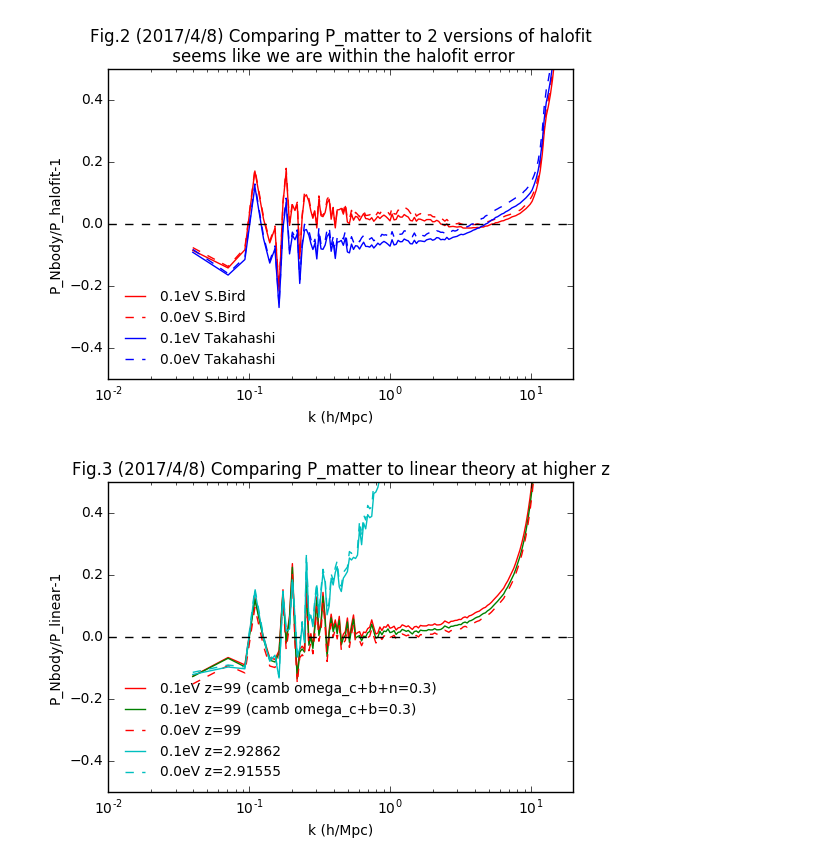
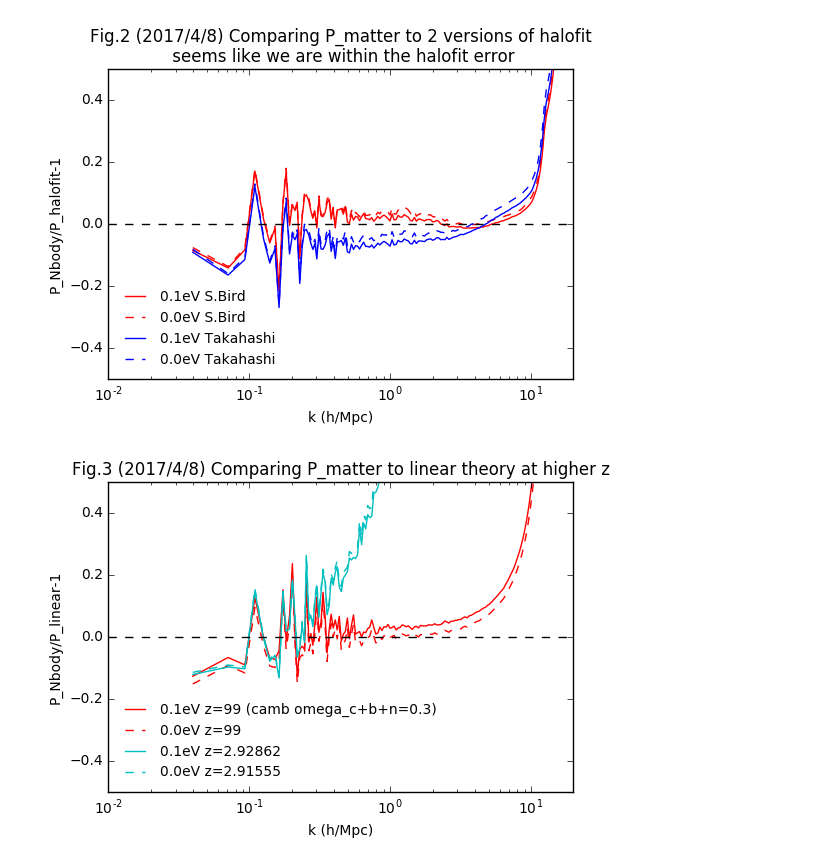
Before and after one commit to liuxx479/neutrino-batch, a Jupyter notebook: plot-matterps.ipynb, the cells around one changed output. Saved outputs shown, nothing was run; the diff lists cells and outputs as text; code cells hidden in the pictures.

```diff
--- a/plot-matterps.ipynb
+++ b/plot-matterps.ipynb
@@ -130,7 +131,7 @@ kcamb0_z3, Pcamb0_z3 = np.loadtxt('camb-fidu/camb_mnv0.00000_om0.30000_As2.1000-
 kcamb_z99, Pcamb_z99 = np.loadtxt('camb/camb_mnv0.10000_om0.30000_As2.1000_matterpow_99.dat').T
 kcamb_z3, Pcamb_z3 = np.loadtxt('camb-fidu/camb_mnv0.10000_om0.30000_As2.1000-linear_matterpow_3.dat').T
 
-kgadget_z99, Pgadget_z99, Nmodes = np.loadtxt('matterpower/mnv0.10000_om0.30000_As2.1000-PK-DM-ICs').T
+kgadget_z99, Pgadget_z99, Nmodes = np.loadtxt('matterpower/mnv0.10000_om0.30000_As2.1000-PK-DM-ICs-cdmbary').T
 kgadget_z3, Pgadget_z3, Nmodes = np.loadtxt('matterpower/mnv0.10000_om0.30000_As2.1000-PK-DM-snapshot_000').T
 
 kgadget0_z99, Pgadget0_z99, Nmodes = np.loadtxt('matterpower/mnv0.00000_om0.30000_As2.1000-PK-DM-ICs').T
@@ -166,31 +167,31 @@ Pgadget0_z99_bined = average(Pgadget0_z99 [:-(len(Pgadget0_z99)%binsize)].reshap
 # %%
 f=figure(figsize=(6,4))
 ax=f.add_subplot(111)
 
 P0_z99_out = interp1d(kcamb0_z99, Pcamb0_z99)(kgadget_bined)
 P0_z3_out = interp1d(kcamb0_z3, Pcamb0_z3)(kgadget_bined)
 
 P_z99_out = interp1d(kcamb_z99, Pcamb_z99)(kgadget_bined)
 P_z99hold_out = interp1d(kcambhold, Pcambhold)(kgadget_bined)
 P_z3_out = interp1d(kcamb_z3, Pcamb_z3)(kgadget_bined)
 
 
 ax.plot(kgadget_bined, Pgadget_z99_bined/P_z99_out-1,'r-',label='0.1eV z=99 (camb omega_c+b+n=0.3)')
-ax.plot(kgadget_bined, Pgadget_z99_bined/P_z99hold_out-1,'g-',label='0.1eV z=99 (camb omega_c+b=0.3)')
+#ax.plot(kgadget_bined, Pgadget_z99_bined/P_z99hold_out-1,'g-',label='0.1eV z=99 (camb omega_c+b=0.3)')
 ax.plot(kgadget_bined, Pgadget0_z99_bined/P0_z99_out-1,'r--',label='0.0eV z=99 ')
 
 ax.plot(kgadget_bined, Pgadget_z3_bined/P_z3_out-1,'c-',label='0.1eV z=2.92862')
 ax.plot(kgadget_bined, Pgadget0_z3_bined/P0_z3_out-1,'c--',label='0.0eV z=2.91555')
 
 #ax.plot((0.2,0.2), (-0.5,0.5),'k--')
 ax.legend(fontsize=10,frameon=0,loc=3)
 ax.plot([1e-2, 20],[0,0],'k--')
 ax.set_xlabel('k (h/Mpc)')
 ax.set_xscale('log')
 ax.set_ylabel('P_Nbody/P_linear-1')
 ax.set_xlim(1e-2,20)
 ax.set_ylim(-0.5,0.5)
 ax.set_title("Fig.3 (2017/4/8) Comparing P_matter to linear theory at higher z")
 show()
 # %% [output]
-[figure, old version]
+[figure, new version]
```
Also changed, not shown: parts of 1 cell of this notebook.
